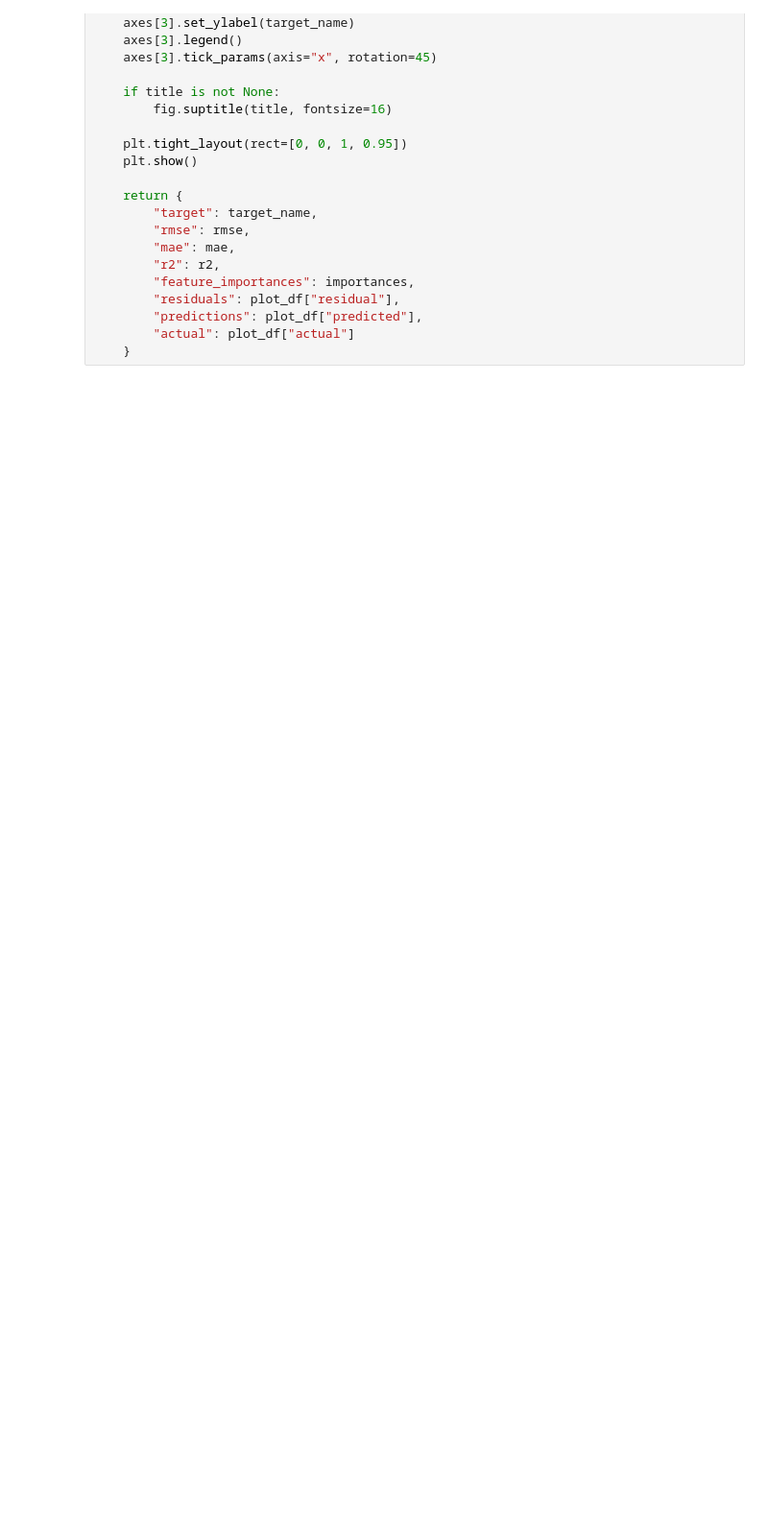
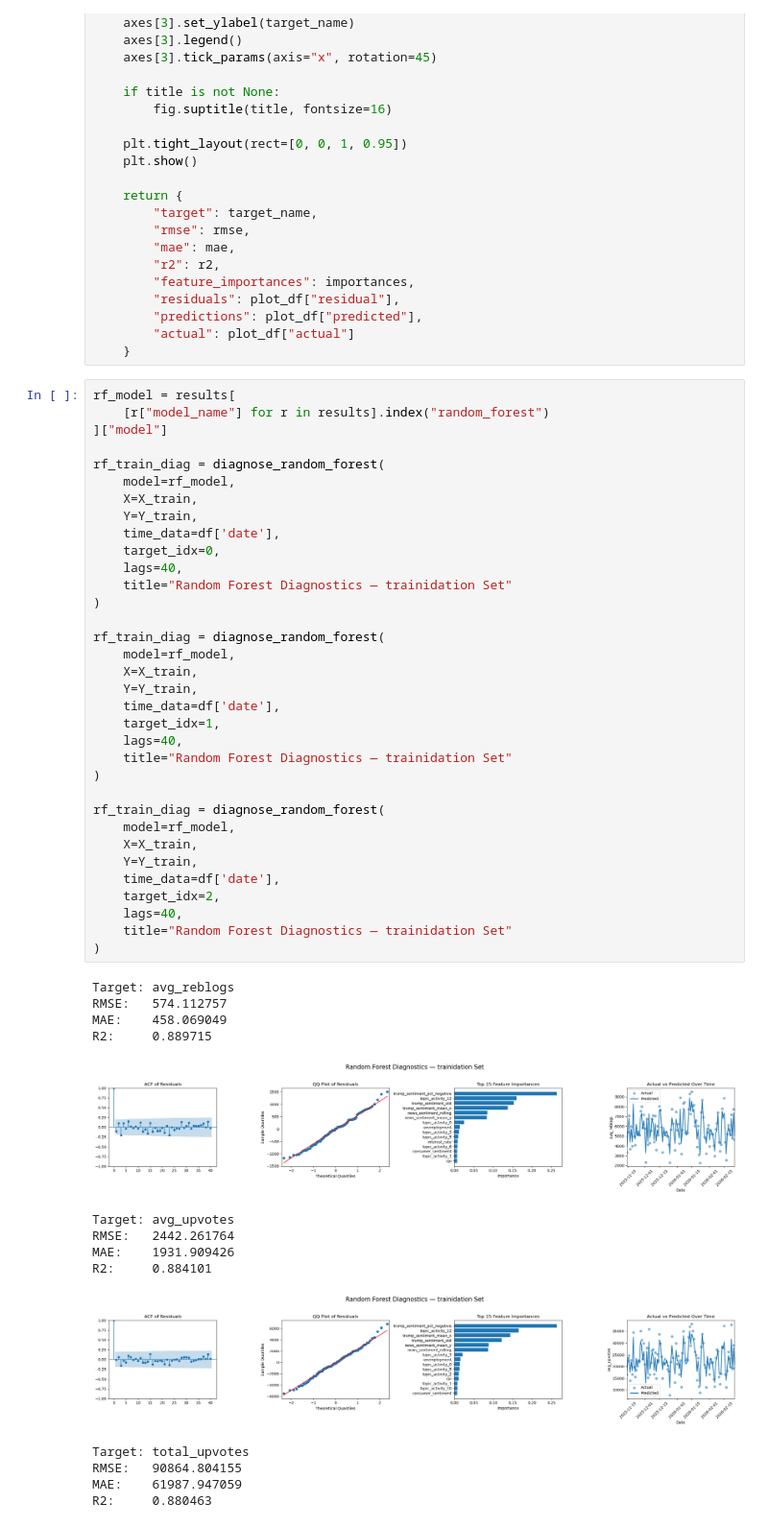
Before and after one commit to Husted42/advanced_business_analytics, a Jupyter notebook: Target analyis/Analysis ML - Trump upvotes (best).ipynb, the cells around one changed output. Shown at 96% size. Saved outputs shown, nothing was run; the diff lists cells and outputs as text; blank space fills up the shorter version.

```diff
--- a/Target analyis/Analysis ML - Trump upvotes (best).ipynb
+++ b/Target analyis/Analysis ML - Trump upvotes (best).ipynb
@@ -392,3 +427,52 @@ def diagnose_random_forest(
         "predictions": plot_df["predicted"],
         "actual": plot_df["actual"]
     }
+# %%
+rf_model = results[
+    [r["model_name"] for r in results].index("random_forest")
+]["model"]
+
+rf_train_diag = diagnose_random_forest(
+    model=rf_model,
+    X=X_train,
+    Y=Y_train,
+    time_data=df['date'],
+    target_idx=0,
+    lags=40,
+    title="Random Forest Diagnostics — trainidation Set"
+)
+
+rf_train_diag = diagnose_random_forest(
+    model=rf_model,
+    X=X_train,
+    Y=Y_train,
+    time_data=df['date'],
+    target_idx=1,
+    lags=40,
+    title="Random Forest Diagnostics — trainidation Set"
+)
+
+rf_train_diag = diagnose_random_forest(
+    model=rf_model,
+    X=X_train,
+    Y=Y_train,
+    time_data=df['date'],
+    target_idx=2,
+    lags=40,
+    title="Random Forest Diagnostics — trainidation Set"
+)
+# %% [output]
+Target: avg_reblogs
+RMSE:   574.112757
+MAE:    458.069049
+R2:     0.889715
+[figure, added]
+Target: avg_upvotes
+RMSE:   2442.261764
+MAE:    1931.909426
+R2:     0.884101
+[figure, added]
+Target: total_upvotes
+RMSE:   90864.804155
+MAE:    61987.947059
+R2:     0.880463
```
Also changed, not shown: parts of 10 cells of this notebook.
